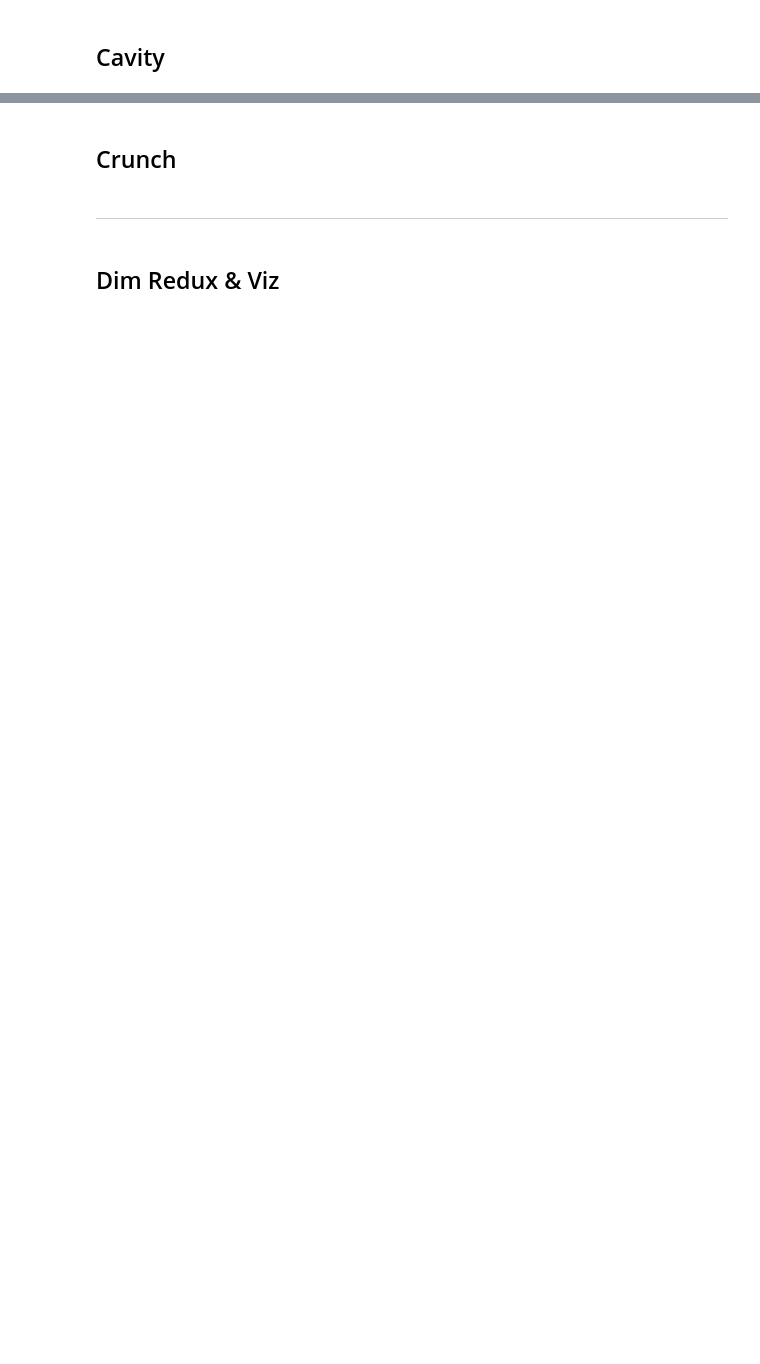
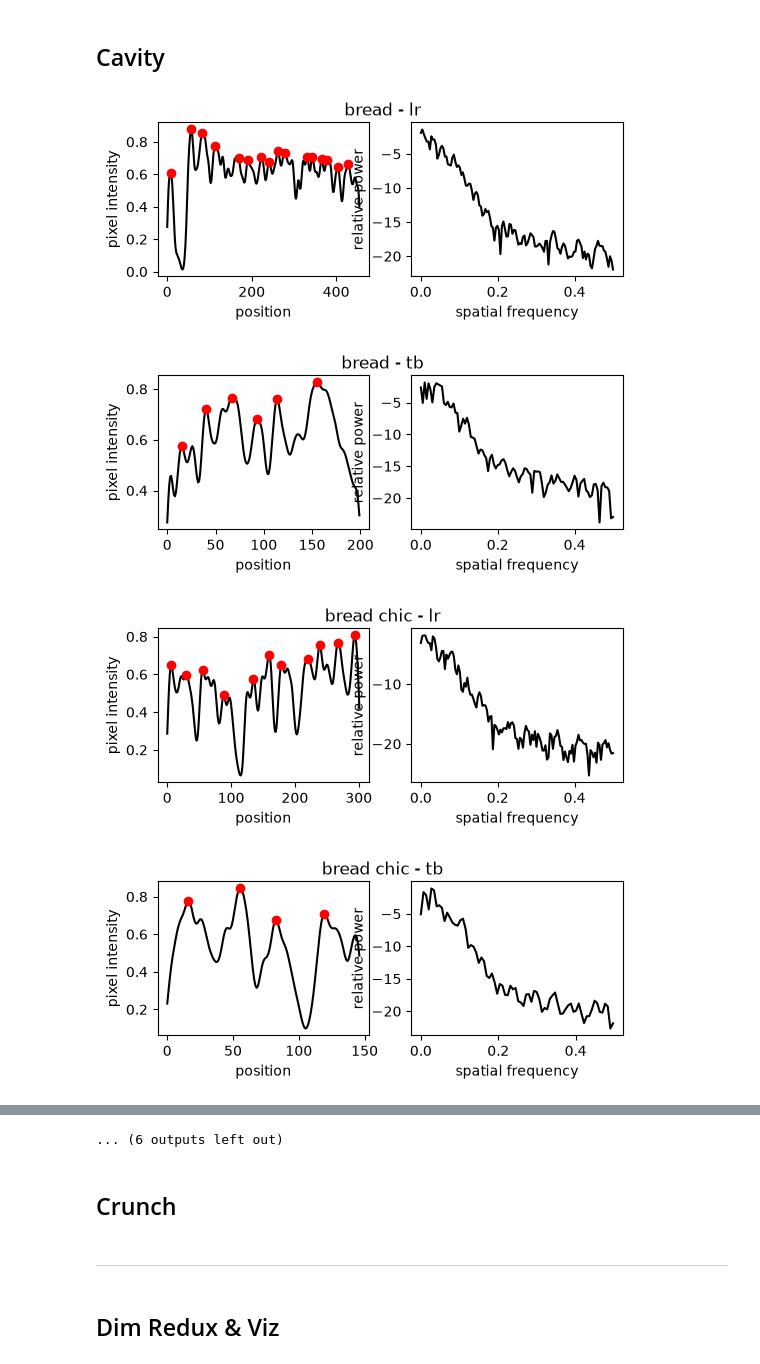
Before and after one commit to Jorsorokin/pytiserie, a Jupyter notebook: analysis/2026_analysis.ipynb, the cells around one changed output, grey strips where cells are left out. Saved outputs shown, nothing was run; the diff lists cells and outputs as text; code cells hidden in the pictures; blank space fills up the shorter version.

```diff
--- a/analysis/2026_analysis.ipynb
+++ b/analysis/2026_analysis.ipynb
@@ -194,39 +194,44 @@ def extract_lamination_data(croissant_data: pd.DataFrame) -> pd.DataFrame:
 lamination_data = extract_lamination_data(data)
 # %%
 peak_width = 5  # 5 pixels
-prominence = 10
-smoothing_kernel = make_gauss_kernel(15, 5)  # 25-pixel smoothing kernel with a 10-pixel sigma
+prominence = 0.05
+smoothing_kernel = make_gauss_kernel(15, 3)  # 25-pixel smoothing kernel with a 10-pixel sigma
 
-show_diagnostics = False
+show_diagnostics = True
 
 with warnings.catch_warnings():
     warnings.filterwarnings("ignore")
     for (bakery, df) in lamination_data.groupby("bakery"):
         vals = []
 
         for (direction, direction_df) in df.groupby("direction"):
             linescan = direction_df['value'].values
             tmp, diagnostics = compute_lamination_peak_metrics(
                 linescan, smoothing_kernel=smoothing_kernel, width=peak_width, prominence=prominence
             )
             vals.append(list(tmp.values()))
 
             if show_diagnostics:
                 # plot the line scan with peaks, and the fourier distribution
                 fig, ax = plt.subplots(1, 2, figsize=(6, 2), dpi=100)
-                ax[0].plot(linescan, 'k')
-                ax[0].plot(diagnostics['peaks'], linescan[diagnostics['peaks']], 'ro')
+                ax[0].plot(diagnostics['linescan'], 'k')
+                ax[0].plot(diagnostics['peaks'], diagnostics['linescan'][diagnostics['peaks']], 'ro')
                 ax[0].set_xlabel("position")
                 ax[0].set_ylabel("pixel intensity")
 
                 ax[1].plot(diagnostics["freq"], np.log(diagnostics["psd"]), 'k')
                 ax[1].set_xlabel("spatial frequency")
                 ax[1].set_ylabel("relative power")
 
                 fig.suptitle(f"{bakery} - {direction}")
 
         # take the avg between left-right & top-down
         vals = np.mean(vals, axis=0)
         all_bakery_metrics[bakery].update(
             **{f"{metric}": vals[i] for i, metric in enumerate(tmp.keys())}
         )
+# %% [output]
+[figure, added]
+[figure, added]
+[figure, added]
+[figure, added]
@@ -233,3 +246,4 @@ with warnings.catch_warnings():
+... (6 outputs left out)
 # %% [markdown]
 ## Crunch
 # %%
```
Also changed, not shown: parts of 4 cells of this notebook, 2 other files.
